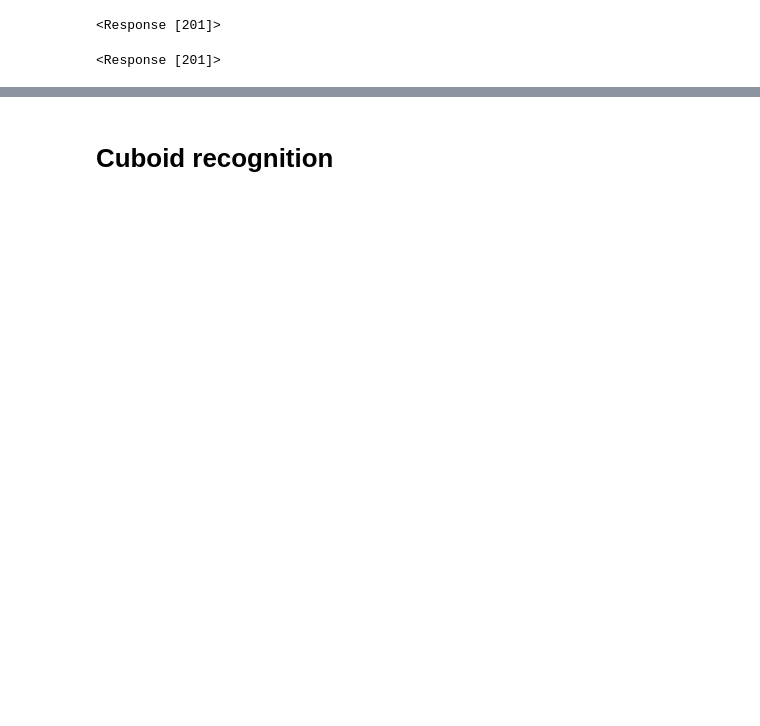
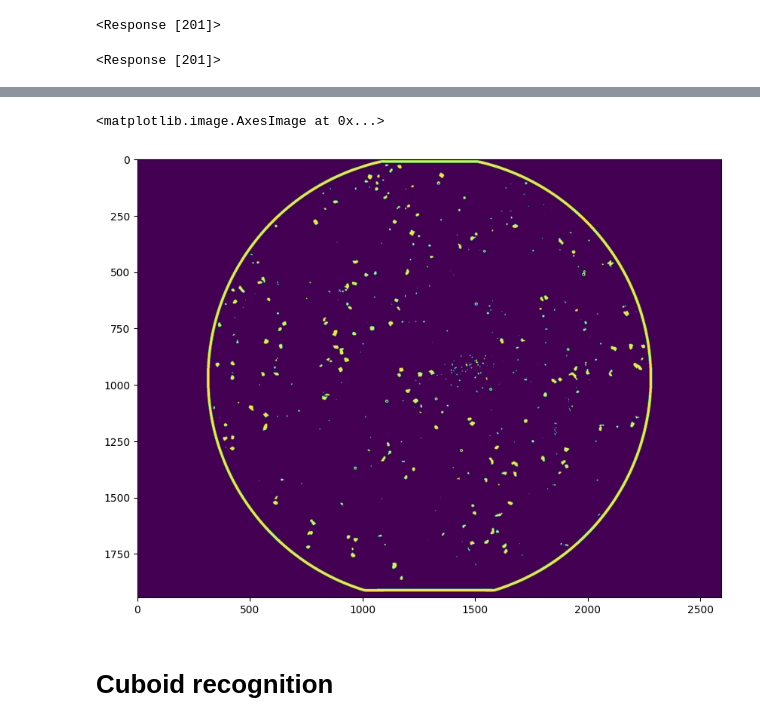
Before and after one commit to steiva/ot2-microtissue-manipulator, a Jupyter notebook: notebooks/calibration_test.ipynb, the cells around one changed output, grey strips where cells are left out. Drawn from its saved outputs; the diff is of its cells as text; code cells hidden in the pictures; blank space fills up the shorter version.

```diff
--- a/notebooks/calibration_test.ipynb
+++ b/notebooks/calibration_test.ipynb
@@ -4833,3 +5476,9 @@ openapi.move_relative('x', -20)
+# %%
+plt.figure(figsize=(10, 10))
+plt.imshow(fsm.bubble_thresh)
+# %% [output]
+<matplotlib.image.AxesImage at 0x...>
+[figure, added]
 # %% [markdown]
 # Cuboid recognition
 # %%
```
Also changed, not shown: parts of 110 cells of this notebook, 2 other files.
